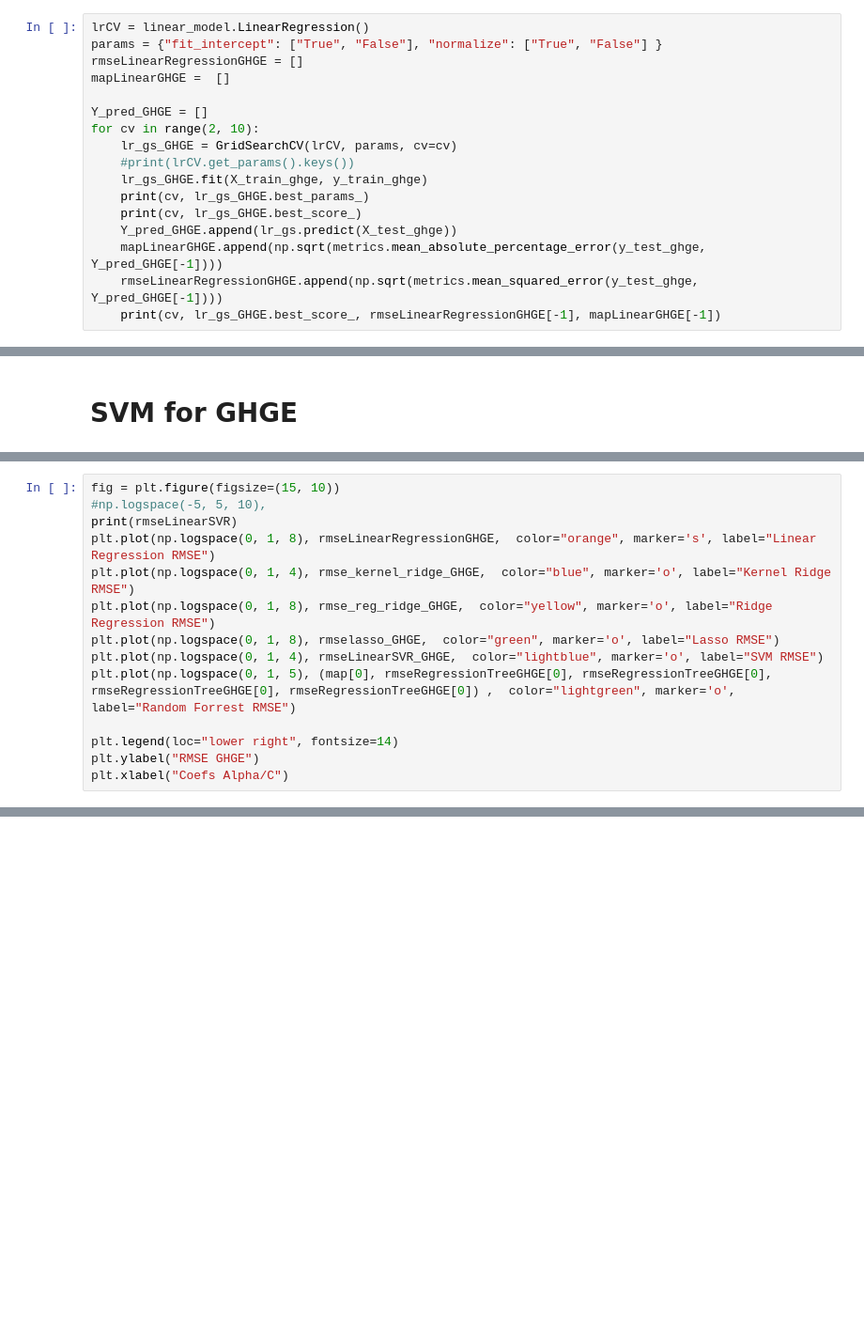
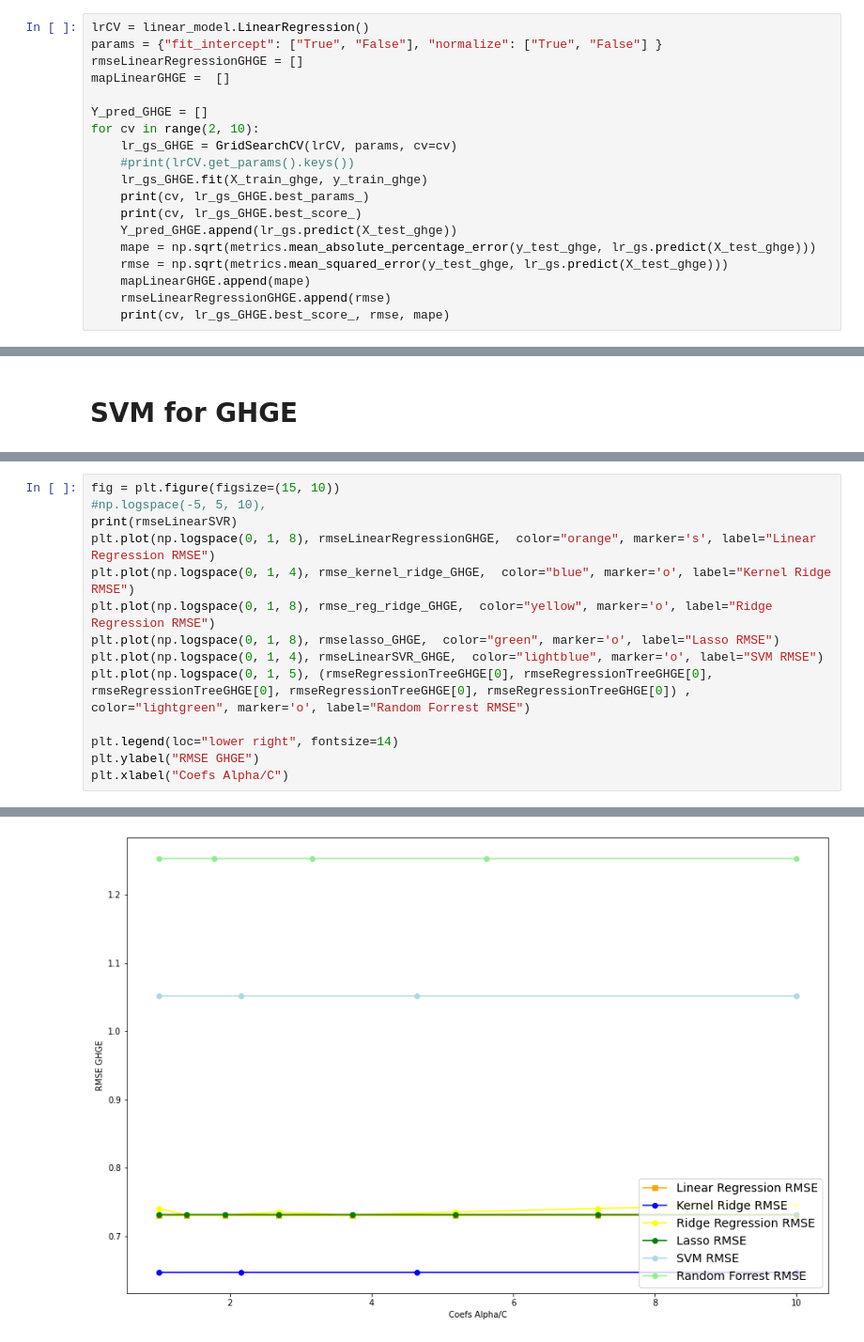
Before and after one commit to benMiniconi/Seattle2050, a Jupyter notebook: ProjetFinal/PEnergy_02_notebook_modelisation.ipynb, the cells around one changed output, grey strips where cells are left out. Shown at 94% size. Drawn from its saved outputs; the diff is of its cells as text; blank space fills up the shorter version.

```diff
--- a/ProjetFinal/PEnergy_02_notebook_modelisation.ipynb
+++ b/ProjetFinal/PEnergy_02_notebook_modelisation.ipynb
@@ -781,6 +815,8 @@ for cv in range(2, 10):
     print(cv, lr_gs_GHGE.best_params_)
     print(cv, lr_gs_GHGE.best_score_)
     Y_pred_GHGE.append(lr_gs.predict(X_test_ghge))
-    mapLinearGHGE.append(np.sqrt(metrics.mean_absolute_percentage_error(y_test_ghge, Y_pred_GHGE[-1])))
-    rmseLinearRegressionGHGE.append(np.sqrt(metrics.mean_squared_error(y_test_ghge, Y_pred_GHGE[-1])))
-    print(cv, lr_gs_GHGE.best_score_, rmseLinearRegressionGHGE[-1], mapLinearGHGE[-1])
+    mape = np.sqrt(metrics.mean_absolute_percentage_error(y_test_ghge, lr_gs.predict(X_test_ghge)))
+    rmse = np.sqrt(metrics.mean_squared_error(y_test_ghge, lr_gs.predict(X_test_ghge)))
+    mapLinearGHGE.append(mape)
+    rmseLinearRegressionGHGE.append(rmse)
+    print(cv, lr_gs_GHGE.best_score_, rmse, mape)
@@ -927,8 +1072,9 @@ plt.plot(np.logspace(0, 1, 4), rmse_kernel_ridge_GHGE,  color="blue", marker='o'
 plt.plot(np.logspace(0, 1, 8), rmse_reg_ridge_GHGE,  color="yellow", marker='o', label="Ridge Regression RMSE")
 plt.plot(np.logspace(0, 1, 8), rmselasso_GHGE,  color="green", marker='o', label="Lasso RMSE")
 plt.plot(np.logspace(0, 1, 4), rmseLinearSVR_GHGE,  color="lightblue", marker='o', label="SVM RMSE")
-plt.plot(np.logspace(0, 1, 5), (map[0], rmseRegressionTreeGHGE[0], rmseRegressionTreeGHGE[0], rmseRegressionTreeGHGE[0], rmseRegressionTreeGHGE[0]) ,  color="lightgreen", marker='o', label="Random Forrest RMSE")
+plt.plot(np.logspace(0, 1, 5), (rmseRegressionTreeGHGE[0], rmseRegressionTreeGHGE[0], rmseRegressionTreeGHGE[0], rmseRegressionTreeGHGE[0], rmseRegressionTreeGHGE[0]) ,  color="lightgreen", marker='o', label="Random Forrest RMSE")
 
 plt.legend(loc="lower right", fontsize=14)
 plt.ylabel("RMSE GHGE")
 plt.xlabel("Coefs Alpha/C")
+# %% [output]
@@ -935 +1083,2 @@ plt.xlabel("Coefs Alpha/C")
+[figure, added]
 # %% [markdown]
```
Also changed, not shown: parts of 52 cells of this notebook.
